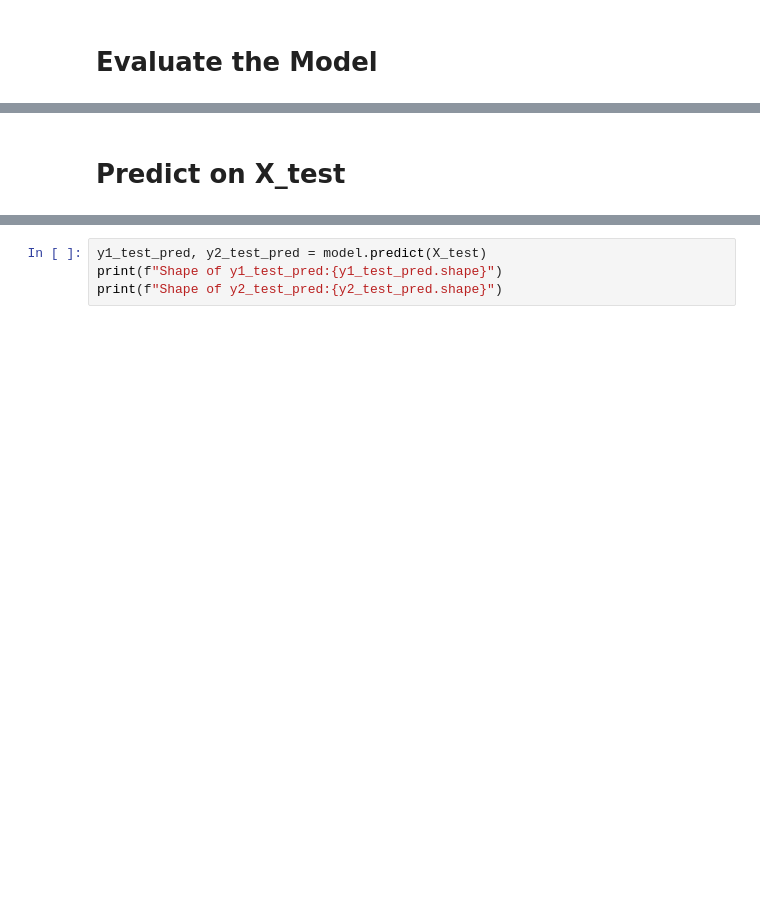
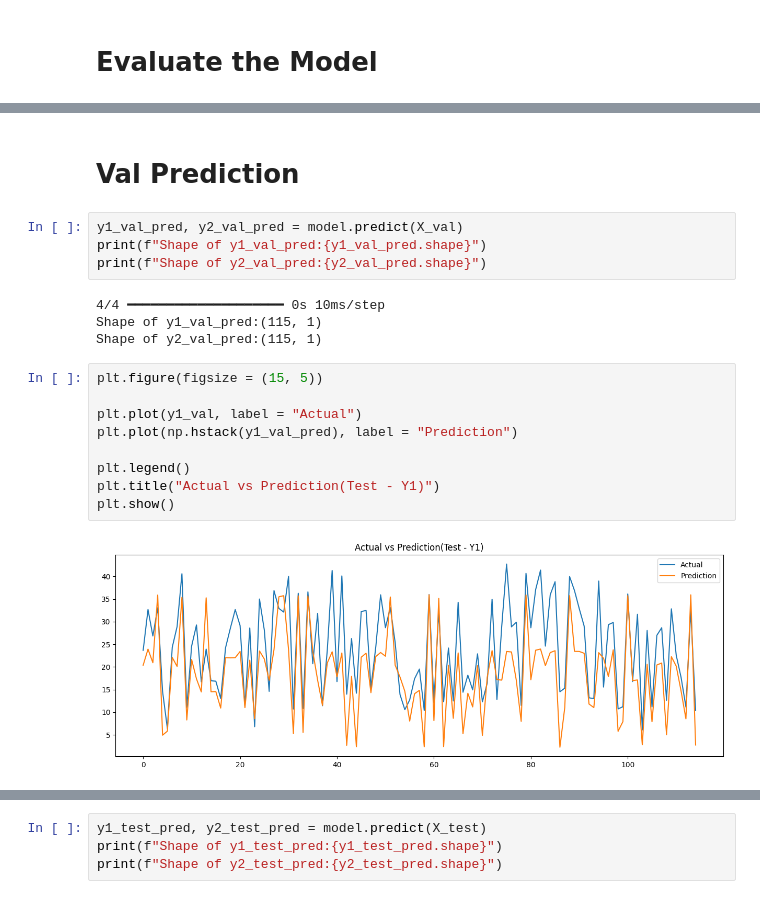
Before and after one commit to santhoshkavi123/TENSORFLOW, a Jupyter notebook: Energy Efficiency Project/energy_efficienct_notebook.ipynb, the cells around one changed output, grey strips where cells are left out. Cells and saved outputs as stored; diff of their text form; blank space fills up the shorter version.

```diff
--- a/Energy Efficiency Project/energy_efficienct_notebook.ipynb
+++ b/Energy Efficiency Project/energy_efficienct_notebook.ipynb
@@ -215,2 +215,21 @@ Test Mean Square Error (Y2): 92.53807067871094
-# %% [markdown]
-# Predict on X_test
+# %% [markdown]
+# Val Prediction
+# %%
+y1_val_pred, y2_val_pred = model.predict(X_val)
+print(f"Shape of y1_val_pred:{y1_val_pred.shape}")
+print(f"Shape of y2_val_pred:{y2_val_pred.shape}")
+# %% [output]
+4/4 ━━━━━━━━━━━━━━━━━━━━ 0s 10ms/step
+Shape of y1_val_pred:(115, 1)
+Shape of y2_val_pred:(115, 1)
+# %%
+plt.figure(figsize = (15, 5))
+
+plt.plot(y1_val, label = "Actual")
+plt.plot(np.hstack(y1_val_pred), label = "Prediction")
+
+plt.legend()
+plt.title("Actual vs Prediction(Test - Y1)")
+plt.show()
+# %% [output]
+[figure, added]
```
Also changed, not shown: parts of 11 cells of this notebook.
